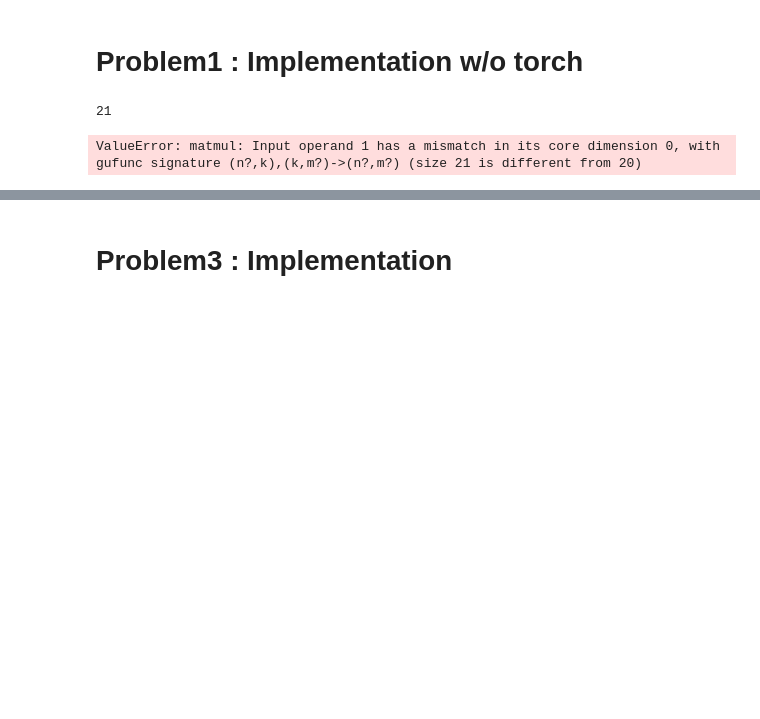
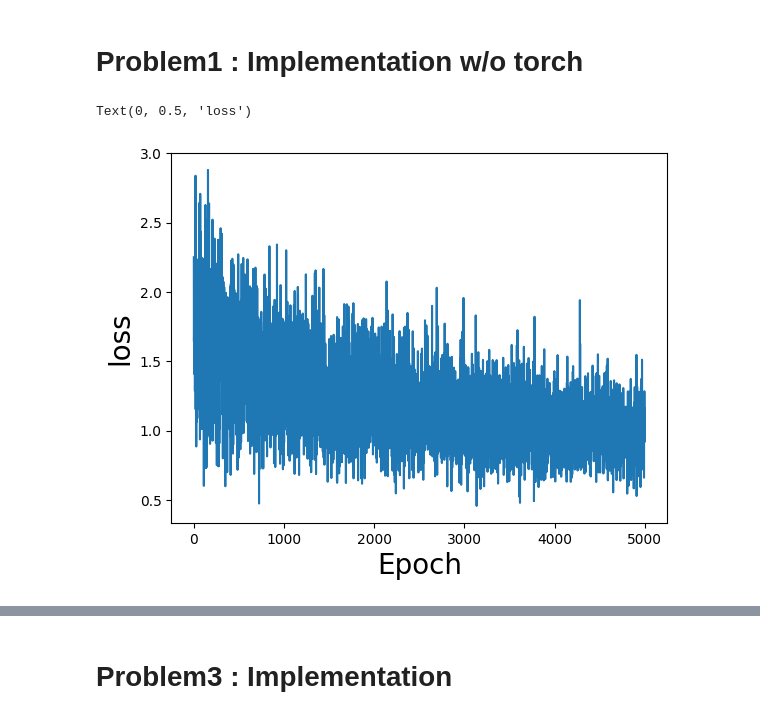
Before and after one commit to jmSNU/DNN, a Jupyter notebook: hw2/hw2.ipynb, the cells around one changed output, grey strips where cells are left out. Saved outputs shown, nothing was run; the diff lists cells and outputs as text; code cells hidden in the pictures; blank space fills up the shorter version.

```diff
--- a/hw2/hw2.ipynb
+++ b/hw2/hw2.ipynb
@@ -71,38 +73,37 @@ epoch = 500
 # %%
 class LR():
     def __init__(self,input_dim = p):
         self.weight = np.random.uniform(0,1,input_dim+1) # last row is bias term
     def output(self,x):
-        x = x+[1] # add dummy column that is one
-        print(self.weight.size)
+        x = np.append(x,1) # add dummy column that is one
         return x.T@self.weight
     def update_weight(self,grad,lr = 1e-4):
         self.weight = self.weight - lr * grad
 
 model = LR()
 
 def logistic_loss(output, target):
-    return -np.log(1+np.exp(-target*output))
+    return np.log(1+np.exp(-target*output))
 
 loss_function = logistic_loss
 losses = []
 
 for _ in range(epoch) :
     tmp_losses = []
     for _ in range(p):
         # Sampling
         idx = randint(0, N-1)
         target, label = X[idx], Y[idx]
 
         train_loss = loss_function(model.output(target), label)
         tmp_losses.append(train_loss)
-        grad = -(train_loss-1)/train_loss*label*target
+        grad = (1-train_loss)*label*np.append(target,label)
         model.update_weight(grad,lr = lr)
-    losses.append(np.mean([x.detach().numpy() for x in tmp_losses]))
+    losses.append(np.mean([x for x in tmp_losses]))
 
-plt.plot(range(epoch), losses)
-plt.xlabel("epoch",fontsize = 20)
+plt.plot(range(epoch), np.abs(losses))
+plt.xlabel("Epoch",fontsize = 20)
 plt.ylabel("loss",fontsize = 20)
 # %% [output]
-21
+Text(0, 0.5, 'loss')
-ValueError: matmul: Input operand 1 has a mismatch in its core dimension 0, with gufunc signature (n?,k),(k,m?)->(n?,m?) (size 21 is different from 20)
+[figure, added]
```
Also changed, not shown: parts of 26 cells of this notebook, 15 other files.
